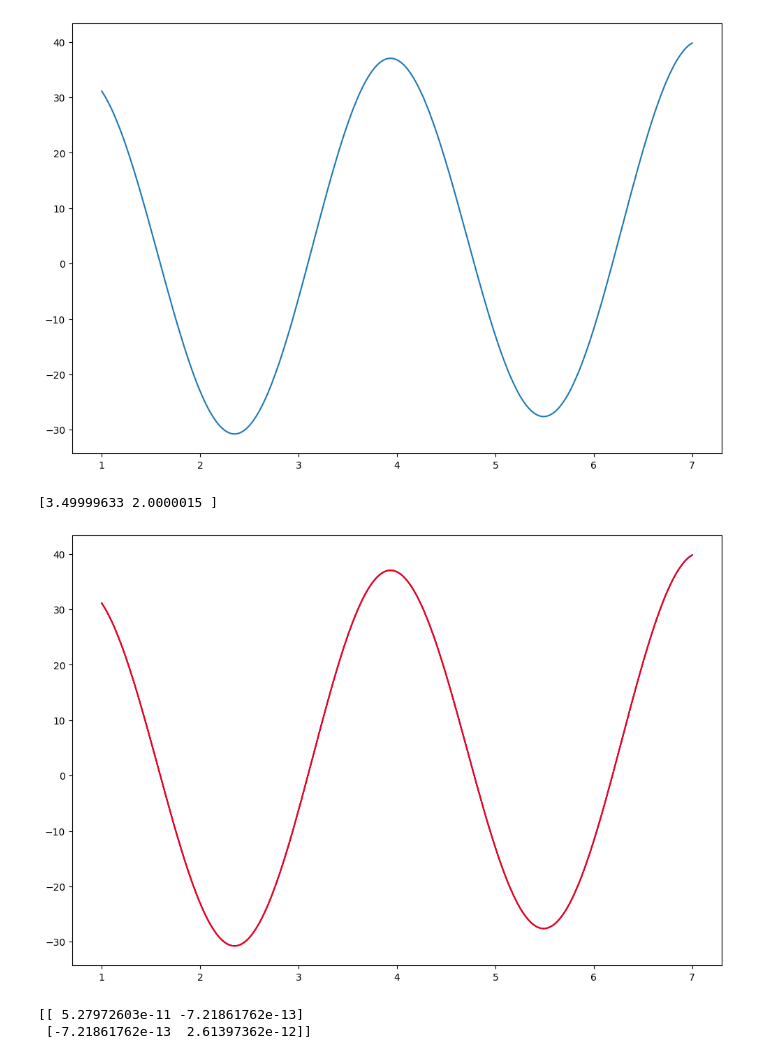
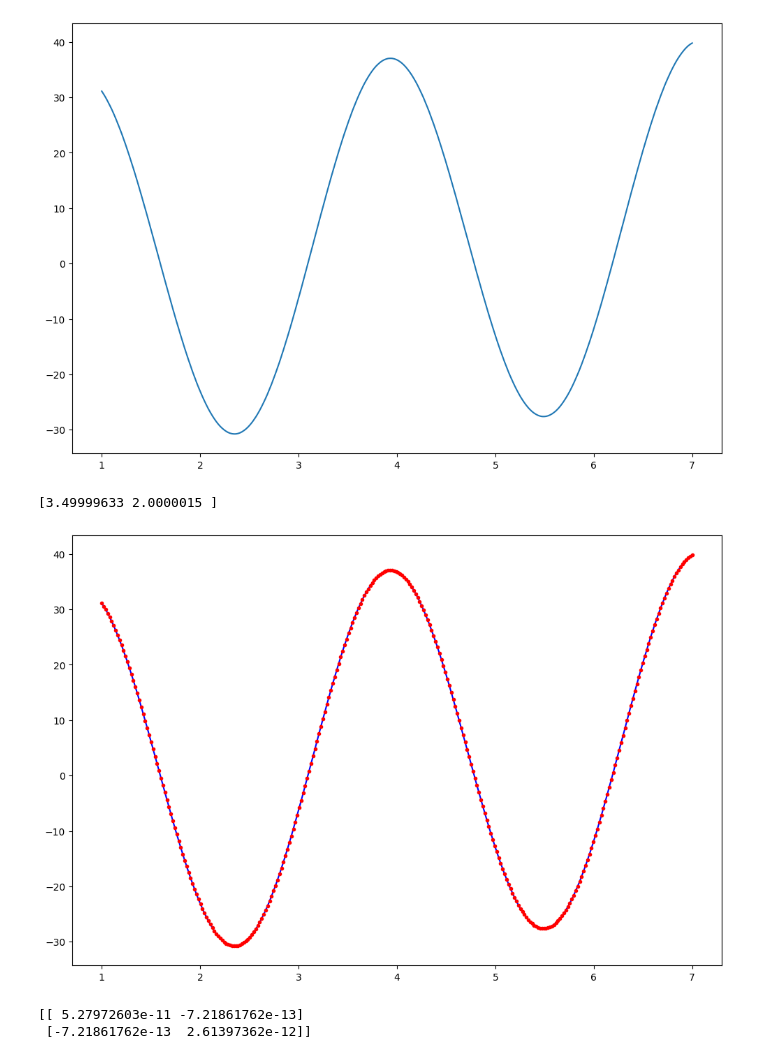
Before and after one commit to archimage-wiz/MathMDS, a Jupyter notebook: MDS-new/HW_6_upd.ipynb, the cells around one changed output. Saved outputs shown, nothing was run; the diff lists cells and outputs as text; code cells hidden in the pictures.

```diff
--- a/MDS-new/HW_6_upd.ipynb
+++ b/MDS-new/HW_6_upd.ipynb
@@ -63,17 +62,17 @@ plt.show()
 # %%
 def f(x, a, b):
     return np.e**a * np.sin(b*x) + x
 
 ### YOUR CODE HERE
 res = curve_fit(f, x, y, p0=[0, 2], method='dogbox', bounds=([0, 0], [5, 5]))
 print(res[0])
 plt.figure(figsize=(12, 8))
 plt.plot(x, y, color='blue')
-plt.plot(x, f(x, res[0][0], res[0][1]), color='red')
+plt.plot(x, f(x, res[0][0], res[0][1]), 'r.')
 plt.show()
 # %% [output]
 [3.49999633 2.0000015 ]
-[figure, old version]
+[figure, new version]
 # %%
 print(res[1])
 plt.imshow(res[1])
```
Also changed, not shown: parts of 1 cell of this notebook, 2 other files.
